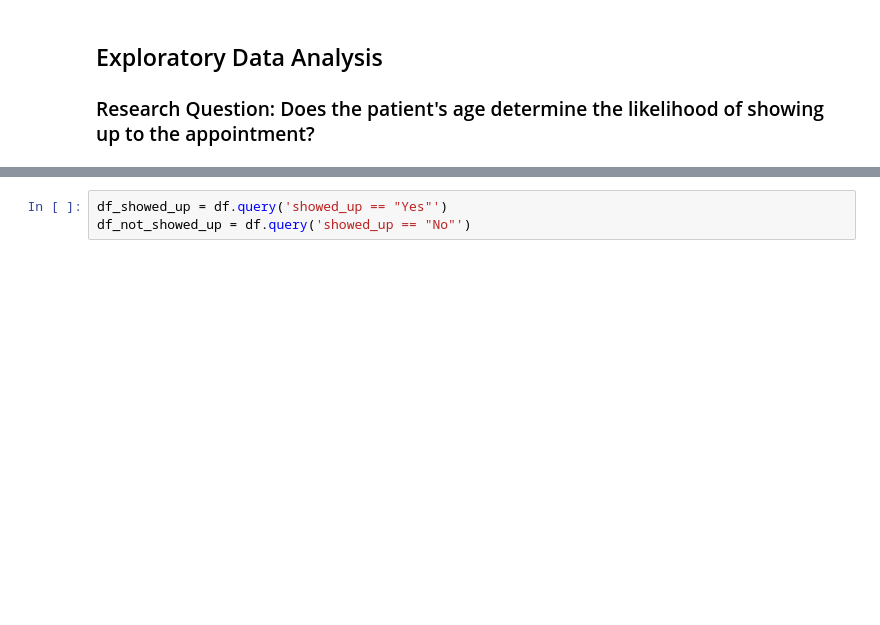
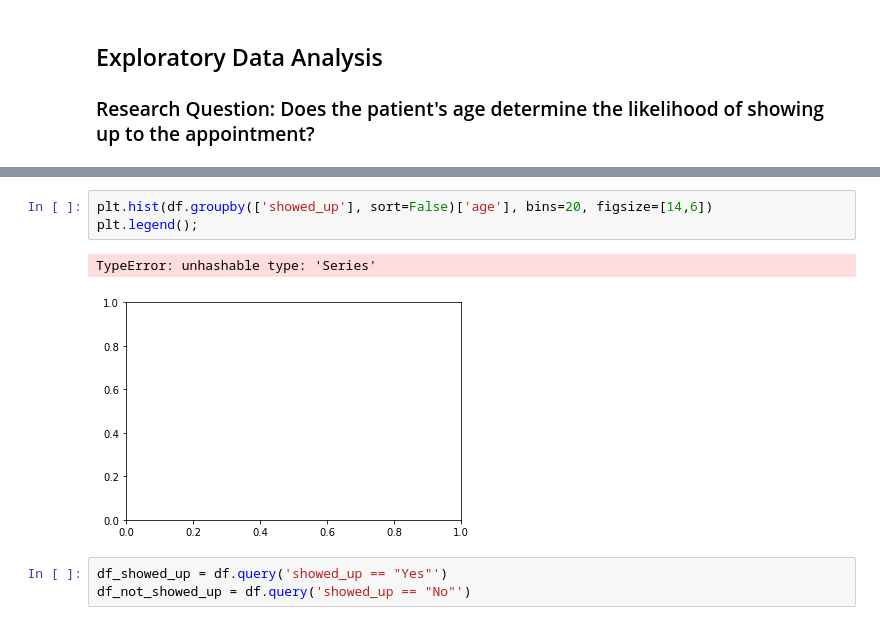
Before and after one commit to jlvalport/Medical-appointments-analysis, a Jupyter notebook: No-show Medical Appointments Analysis.ipynb, the cells around one changed output, grey strips where cells are left out. Saved outputs shown, nothing was run; the diff lists cells and outputs as text; blank space fills up the shorter version.

```diff
--- a/No-show Medical Appointments Analysis.ipynb
+++ b/No-show Medical Appointments Analysis.ipynb
@@ -284,3 +292,9 @@ We also get rid of the row with age '-1' because it does not make sense.
+# %%
+plt.hist(df.groupby(['showed_up'], sort=False)['age'], bins=20, figsize=[14,6])
+plt.legend();
+# %% [output]
+TypeError: unhashable type: 'Series'
+[figure, added]
 # %%
 df_showed_up = df.query('showed_up == "Yes"')
 df_not_showed_up = df.query('showed_up == "No"')
```
Also changed, not shown: parts of 12 cells of this notebook.
